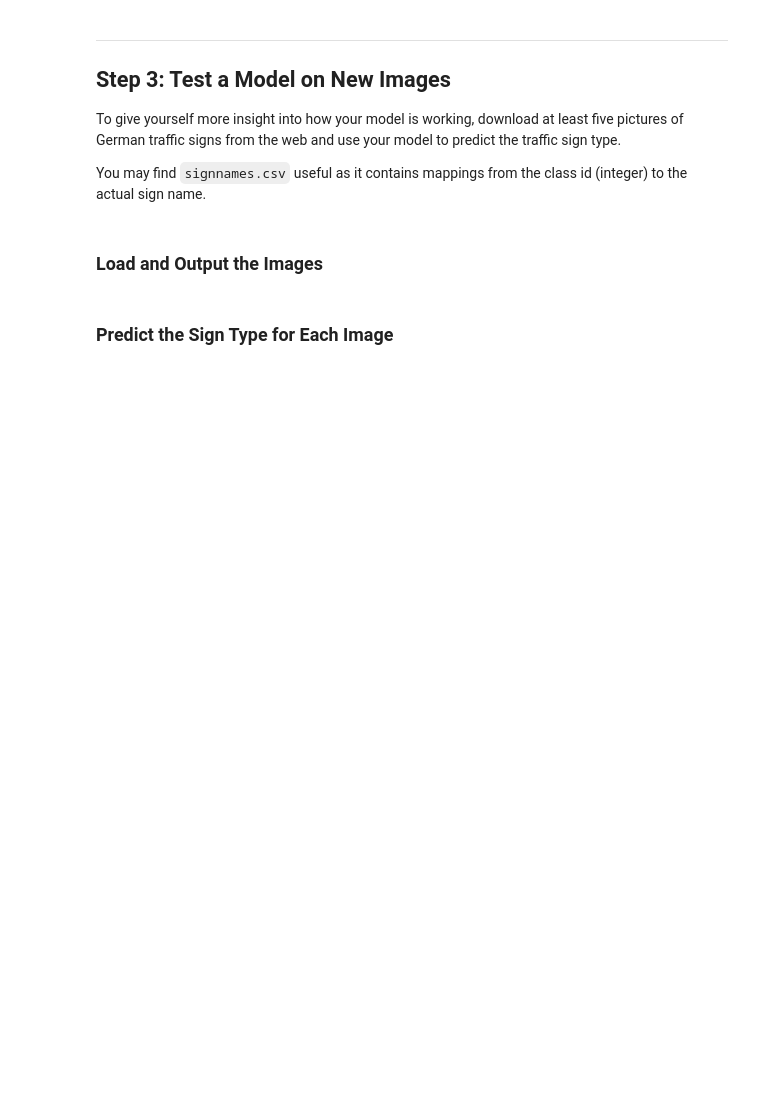
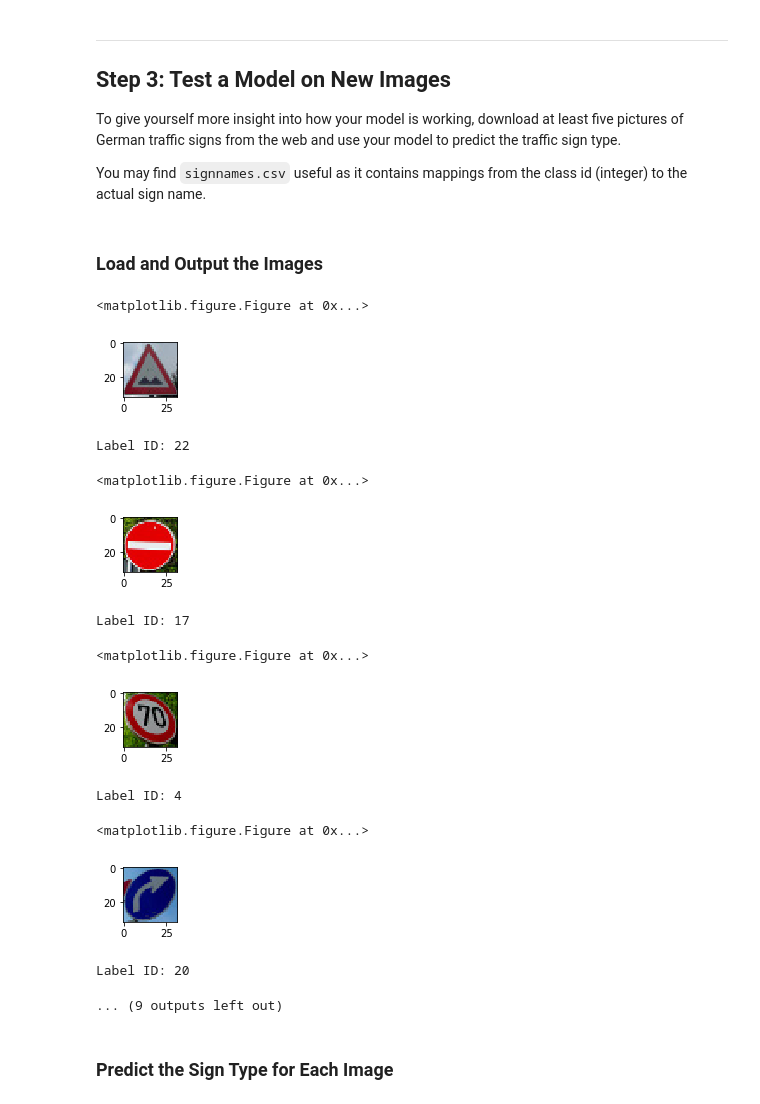
Before and after one commit to berktepebag/carnd-term1-project2-traffic-sign-classifier, a Jupyter notebook: Traffic_Sign_Classifier.ipynb, the cells around one changed output. Saved outputs shown, nothing was run; the diff lists cells and outputs as text; code cells hidden in the pictures; blank space fills up the shorter version.

Commit message:
Calculate Accuracy Using Images From Internet

```diff
--- a/Traffic_Sign_Classifier.ipynb
+++ b/Traffic_Sign_Classifier.ipynb
@@ -157,11 +140,10 @@ X_test_gray=np.sum(X_test/3,axis=3,keepdims=True)
 ### converting to grayscale, etc.
 ### Feel free to use as many code cells as needed.
 
-'''
-X_train_normal=(X_train-128)/128
-X_test_normal=(X_test-128)/128
-X_valid_normal=(X_valid-128)/128
-'''
+X_train_gray=np.sum(X_train/3,axis=3,keepdims=True)
+X_valid_gray=np.sum(X_valid/3,axis=3,keepdims=True)
+X_test_gray=np.sum(X_test/3,axis=3,keepdims=True)
+
 X_train_normal=(X_train_gray-128)/128
 X_test_normal=(X_test_gray-128)/128
 X_valid_normal=(X_valid_gray-128)/128
@@ -169,9 +151,15 @@ X_valid_normal=(X_valid_gray-128)/128
 #print("X_train: {0}, X_Valid: {1}, X_Test: {2}".format(X_train_normal[0:10],X_test_normal[0:10],X_valid_normal[0:10]))
 
 #Shuffle The Training Data
-##from sklearn.utils import shuffle
+from sklearn.utils import shuffle
 
-#X_train_normal, y_train = shuffle(X_train_normal,y_train)
+X_train_normal, y_train = shuffle(X_train_normal,y_train)
+# %%
+import tensorflow as tf
+
+x = tf.placeholder(tf.float32, (None, 32, 32, 1))
+y = tf.placeholder(tf.int32, (None))
+one_hot_y = tf.one_hot(y, 43)
 # %% [markdown]
 ### Model Architecture
 # %%
@@ -317,3 +359,44 @@ You may find `signnames.csv` useful as it contains mappings from the class id (i
+# %%
+### Load the images and plot them here.
+### Feel free to use as many code cells as needed.
+import glob
+
+image_list = []
+label_list=[22,17,4,20,40,27,28]
+
+
+for i,filename in zip(range(0,len(label_list)),glob.glob('images/*.jpg')):
+    #print(filename) #check file names
+    internet_image=plt.imread(filename)
+    #print(image) #check image shape
+    fig = plt.figure()
+    plt.figure(figsize=(1,1))
+    plt.imshow(internet_image)
+    plt.show()
+    #fig.text(.1,.1,str(label_list[i]))
+    print("Label ID: {}".format(label_list[i]))
+
+    #turn into gray and normalize
+    internet_image=np.sum(internet_image/3,axis=2,keepdims=True)
+    internet_image=(internet_image-128)/128
+
+    image_list.append(internet_image)
+
+#print(image_list) #check image list
+# %% [output]
+<matplotlib.figure.Figure at 0x...>
+[figure, added]
+Label ID: 22
+<matplotlib.figure.Figure at 0x...>
+[figure, added]
+Label ID: 17
+<matplotlib.figure.Figure at 0x...>
+[figure, added]
+Label ID: 4
+<matplotlib.figure.Figure at 0x...>
+[figure, added]
+Label ID: 20
+... (9 outputs left out)
 # %% [markdown]
 ### Predict the Sign Type for Each Image
 # %%
```
Also changed, not shown: parts of 10 cells of this notebook, 20 other files.
